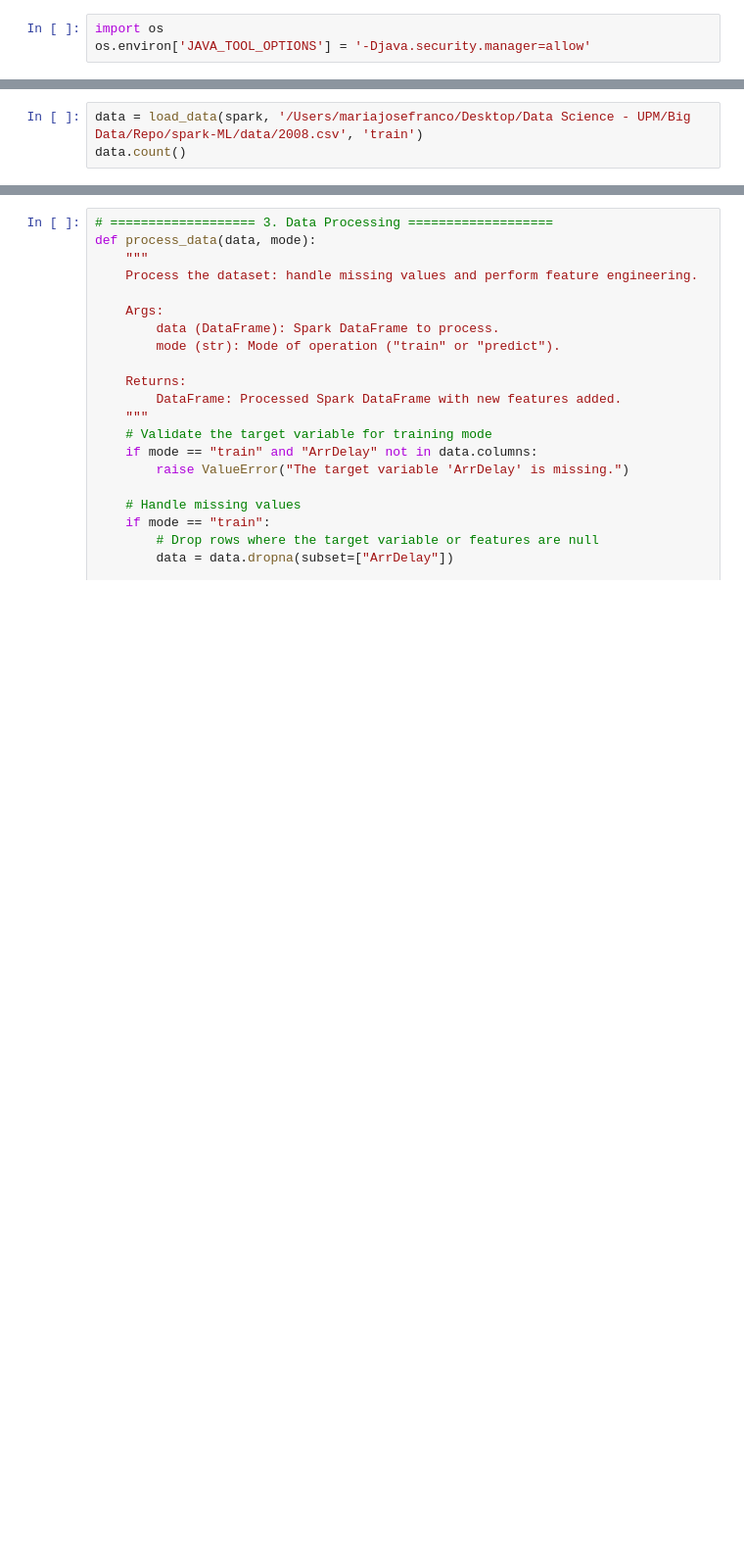
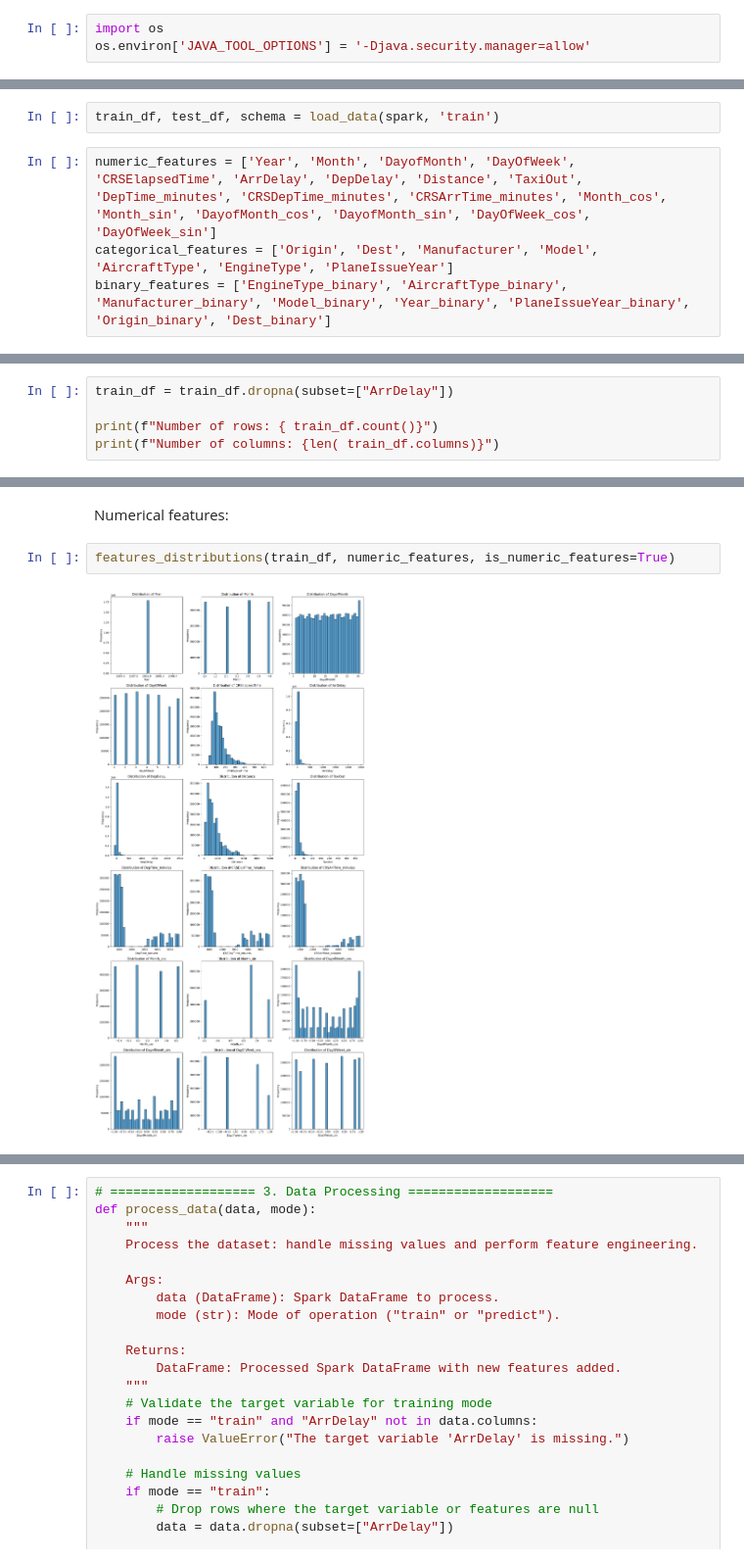
Before and after one commit to sheyls/spark-ML, a Jupyter notebook: init.ipynb, the cells around one changed output, grey strips where cells are left out. Shown at 98% size. Cells and saved outputs as stored; diff of their text form; blank space fills up the shorter version.

```diff
--- a/init.ipynb
+++ b/init.ipynb
@@ -68,3 +84,0 @@ def load_data(spark, input_path, mode):
-# %%
-data = load_data(spark, '/Users/mariajosefranco/Desktop/Data Science - UPM/Big Data/Repo/spark-ML/data/2008.csv', 'train')
-data.count()
@@ -74,0 +85,6 @@ data.show()
+# %%
+train_df, test_df, schema = load_data(spark, 'train')
+# %%
+numeric_features = ['Year', 'Month', 'DayofMonth', 'DayOfWeek', 'CRSElapsedTime', 'ArrDelay', 'DepDelay', 'Distance', 'TaxiOut', 'DepTime_minutes', 'CRSDepTime_minutes', 'CRSArrTime_minutes', 'Month_cos', 'Month_sin', 'DayofMonth_cos', 'DayofMonth_sin', 'DayOfWeek_cos', 'DayOfWeek_sin']
+categorical_features = ['Origin', 'Dest', 'Manufacturer', 'Model', 'AircraftType', 'EngineType', 'PlaneIssueYear']
+binary_features = ['EngineType_binary', 'AircraftType_binary', 'Manufacturer_binary', 'Model_binary', 'Year_binary', 'PlaneIssueYear_binary', 'Origin_binary', 'Dest_binary']
@@ -120,0 +124,5 @@ eda_data
+# %%
+train_df = train_df.dropna(subset=["ArrDelay"])
+
+print(f"Number of rows: { train_df.count()}")
+print(f"Number of columns: {len( train_df.columns)}")
@@ -120,0 +220,6 @@ eda_data
+# %% [markdown]
+Numerical features:
+# %%
+features_distributions(train_df, numeric_features, is_numeric_features=True)
+# %% [output]
+[figure, added]
```
Also changed, not shown: parts of 32 cells of this notebook.
